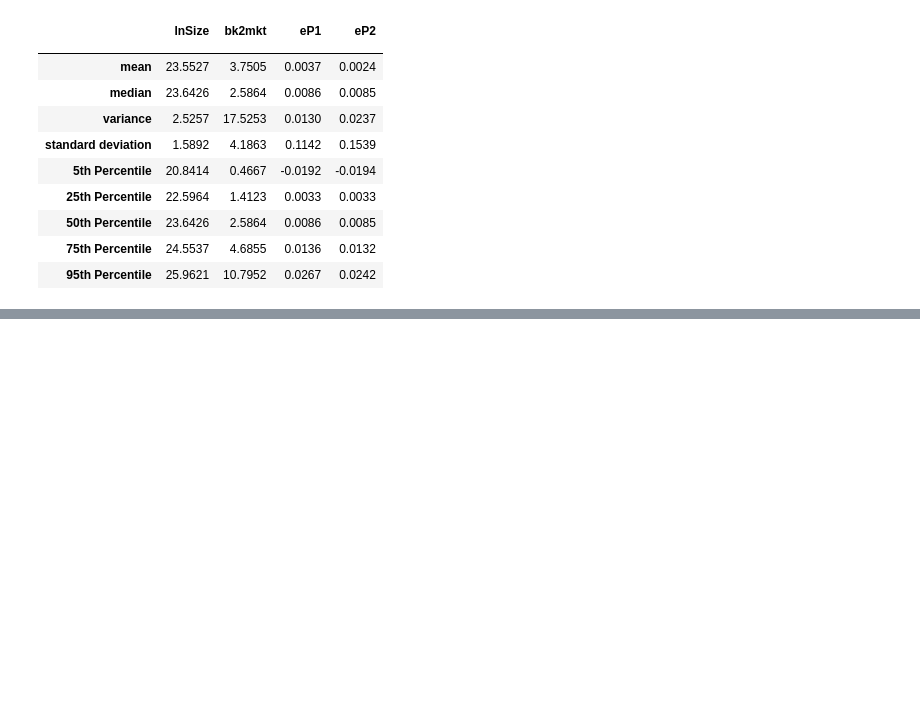
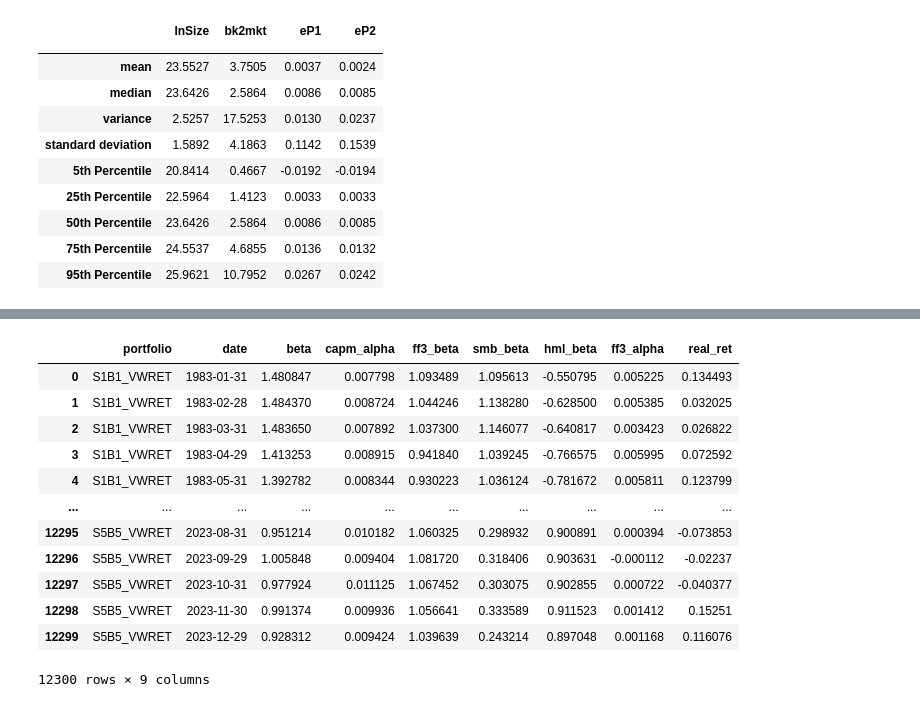
Before and after one commit to uWaterloo-CFM/CFM-301, a Jupyter notebook: Assignment 2/Assignment 2.ipynb, the cells around one changed output, grey strips where cells are left out. Drawn from its saved outputs; the diff is of its cells as text; code cells hidden in the pictures; blank space fills up the shorter version.

```diff
--- a/Assignment 2/Assignment 2.ipynb
+++ b/Assignment 2/Assignment 2.ipynb
@@ -426,0 +502,26 @@ statistics_df.astype(float).round(4)
+# %%
+beta = {'portfolio':[], 'date':[], 'beta': [], 'capm_alpha': [], 'ff3_beta':[], 'smb_beta':[], 'hml_beta':[], 'ff3_alpha': []}
+
+for portfolio in portfolios:
+    portfolio_returns = ff5x5[["DATE", portfolio]]
+
+    # 36-month lookback
+    for i in range(36, len(ff3)):
+        date = portfolio_returns.iloc[i, 0] # Data should predict the return at this date
+                                            # Note that this date is not actually used in the below regression
+        returns = portfolio_returns.iloc[i-36:i, 1]
+        factors = ff3.iloc[i-36:i]
+
+        CAPMmodel = linear_model.LinearRegression().fit(factors[["MKTRF"]], returns)
+        ff3model = linear_model.LinearRegression(n_jobs=3).fit(factors[["MKTRF", "SMB", "HML"]], returns)
+
+        beta['portfolio'].append(portfolio)
+        beta['date'].append(date)
+        beta['beta'].append(CAPMmodel.coef_[0])
+        beta['capm_alpha'].append(CAPMmodel.intercept_)
+        beta['ff3_beta'].append(ff3model.coef_[0])
+        beta['smb_beta'].append(ff3model.coef_[1])
+        beta['hml_beta'].append(ff3model.coef_[2])
+        beta['ff3_alpha'].append(ff3model.intercept_)
+# %%
+beta_df = pd.DataFrame.from_dict(beta)
@@ -426,0 +546,26 @@ statistics_df.astype(float).round(4)
+# %%
+beta_df["real_ret"] = None
+ff5x5.set_index("DATE", inplace=True)
+# %%
+# Now we calculate the expected CAPM and FF3 Returns for each date
+# And we also add the actual return
+for i in range(len(beta_df)):
+    date = beta_df.iloc[i].loc["date"]
+    portfolio = beta_df.iloc[i].loc["portfolio"]
+    beta_df.iloc[i, -1] = ff5x5.loc[date][portfolio]
+# %%
+beta_df
+# %% [output]
+|  | portfolio | date | beta | capm_alpha | ff3_beta | smb_beta | hml_beta | ff3_alpha | real_ret |
+| 0 | S1B1_VWRET | 1983-01-31 | 1.480847 | 0.007798 | 1.093489 | 1.095613 | -0.550795 | 0.005225 | 0.134493 |
+| 1 | S1B1_VWRET | 1983-02-28 | 1.484370 | 0.008724 | 1.044246 | 1.138280 | -0.628500 | 0.005385 | 0.032025 |
+| 2 | S1B1_VWRET | 1983-03-31 | 1.483650 | 0.007892 | 1.037300 | 1.146077 | -0.640817 | 0.003423 | 0.026822 |
+| 3 | S1B1_VWRET | 1983-04-29 | 1.413253 | 0.008915 | 0.941840 | 1.039245 | -0.766575 | 0.005995 | 0.072592 |
+| 4 | S1B1_VWRET | 1983-05-31 | 1.392782 | 0.008344 | 0.930223 | 1.036124 | -0.781672 | 0.005811 | 0.123799 |
+| ... | ... | ... | ... | ... | ... | ... | ... | ... | ... |
+| 12295 | S5B5_VWRET | 2023-08-31 | 0.951214 | 0.010182 | 1.060325 | 0.298932 | 0.900891 | 0.000394 | -0.073853 |
+| 12296 | S5B5_VWRET | 2023-09-29 | 1.005848 | 0.009404 | 1.081720 | 0.318406 | 0.903631 | -0.000112 | -0.02237 |
+| 12297 | S5B5_VWRET | 2023-10-31 | 0.977924 | 0.011125 | 1.067452 | 0.303075 | 0.902855 | 0.000722 | -0.040377 |
+| 12298 | S5B5_VWRET | 2023-11-30 | 0.991374 | 0.009936 | 1.056641 | 0.333589 | 0.911523 | 0.001412 | 0.15251 |
+| 12299 | S5B5_VWRET | 2023-12-29 | 0.928312 | 0.009424 | 1.039639 | 0.243214 | 0.897048 | 0.001168 | 0.116076 |
+12300 rows × 9 columns
```
Also changed, not shown: parts of 9 cells of this notebook, 3 other files.
